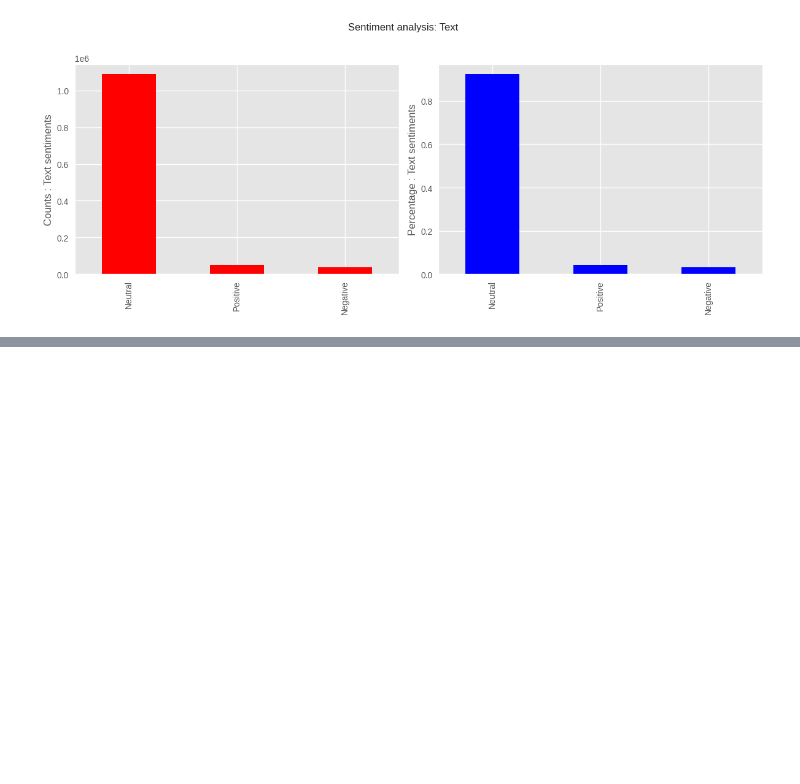
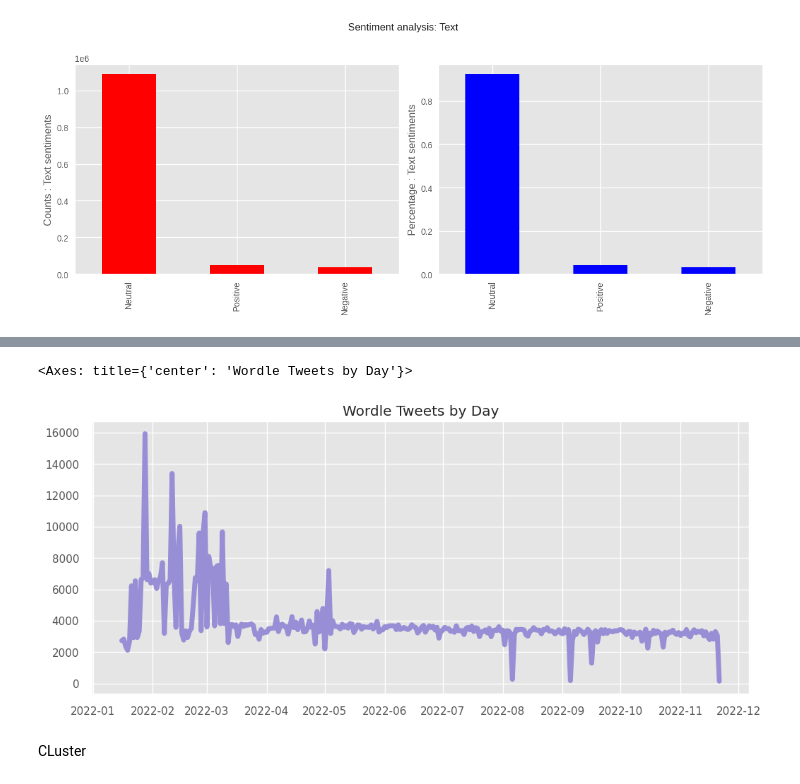
Before and after one commit to candanbayar/2022352_ID_Wordle_Twitter_Dataset_, a Jupyter notebook: Big_Data_Wordle_.ipynb, the cells around one changed output, grey strips where cells are left out. Cells and saved outputs as stored; diff of their text form; code cells hidden in the pictures; blank space fills up the shorter version.

```diff
--- a/Big_Data_Wordle_.ipynb
+++ b/Big_Data_Wordle_.ipynb
@@ -362,0 +402,20 @@ plot_sentiment(tw, 'sentiment', 'Text')
+# %%
+plt.style.use("ggplot")
+color_pal = plt.rcParams["axes.prop_cycle"].by_key()["color"]
+color_cycle = cycle(plt.rcParams["axes.prop_cycle"].by_key()["color"])
+tweets = pd.read_csv('tweets_wordle.csv')
+tweets['tweet_date'] = pd.to_datetime(tweets['tweet_date'])
+tweets['tweet_date_'] = tweets['tweet_date'].dt.date
+tweets['wordle_id'] = tweets['tweet_text'].str[:10]
+tweets['n_attempts'] = tweets['tweet_text'].str[11].astype('int')
+tweets['id'] = tweets['tweet_text'].str[7:10].astype('int')
+# Doesn't look like every tweet is captured
+tweets['tweet_date_'].value_counts() \
+    .plot(figsize=(12, 5),
+          title='Wordle Tweets by Day',
+         color=color_pal[2], lw=5)
+# %% [output]
+<Axes: title={'center': 'Wordle Tweets by Day'}>
+[figure, added]
+# %% [markdown]
+CLuster
```
Also changed, not shown: parts of 32 cells of this notebook.
